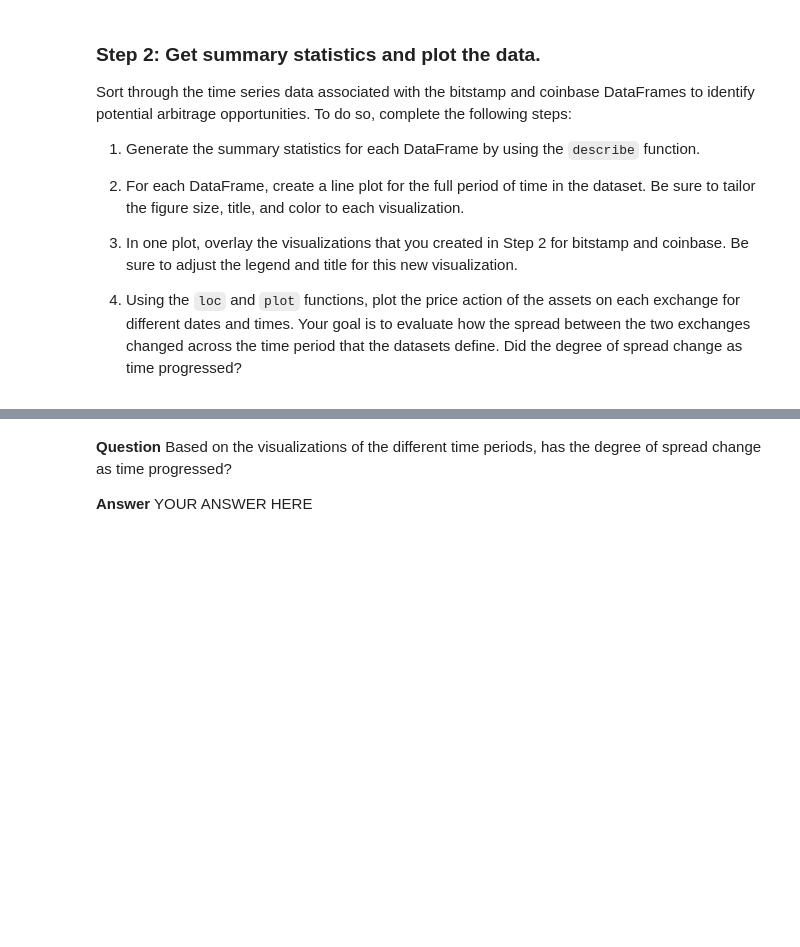
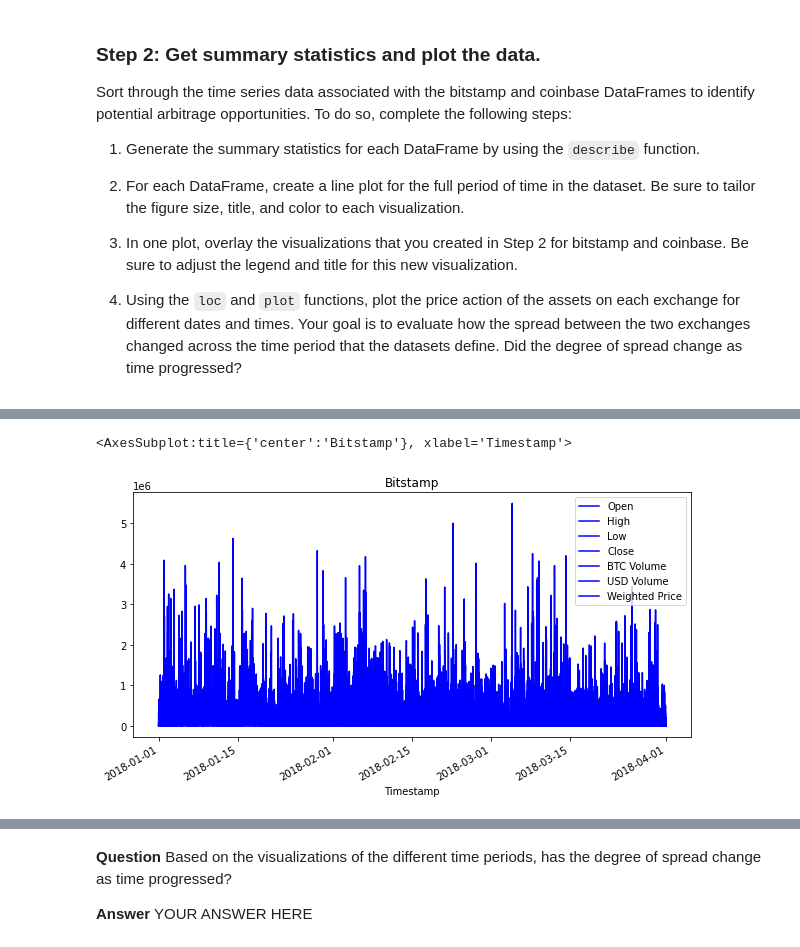
Before and after one commit to TheoG2022/TRG_Challenge_3, a Jupyter notebook: crypto_arbitrage.ipynb, the cells around one changed output, grey strips where cells are left out. Drawn from its saved outputs; the diff is of its cells as text; code cells hidden in the pictures; blank space fills up the shorter version.

```diff
--- a/crypto_arbitrage.ipynb
+++ b/crypto_arbitrage.ipynb
@@ -184,0 +217,4 @@ To prepare and clean your data for analysis, complete the following steps:
+# %%
+bitstamp_df = bitstamp_df.fillna(0)
+
+bitstamp_df.isnull().sum()
@@ -187,8 +232,14 @@ To prepare and clean your data for analysis, complete the following steps:
 # %%
 # Use the str.replace function to remove the dollar sign, $
 # YOUR CODE HERE
+
+bitstamp_df.loc[:, "Close"] = bitstamp_df.loc[:, "Close"].str.replace("$", "")
 # %% [markdown]
 ### Step 3: Convert the data type of the Close column to a `float`.
 # %%
 # Convert the Close data type to a float
 # YOUR CODE HERE
+
+bitstamp_df.loc[:, "Close"] = bitstamp_df.loc[:, "Close"].astype(float)
+
+bitstamp_df.head()
@@ -199,0 +263,2 @@ To prepare and clean your data for analysis, complete the following steps:
+# %%
+bitstamp_df = bitstamp_df.drop_duplicates()
@@ -255,7 +489,12 @@ Sort through the time series data associated with the bitstamp and coinbase Data
 # %%
 # Create a line plot for the bitstamp DataFrame for the full length of time in the dataset
 # Be sure that the figure size, title, and color are tailored to each visualization
 # YOUR CODE HERE
+
+bitstamp_df.plot(figsize=(10,5), title="Bitstamp", color="blue")
+# %% [output]
+<AxesSubplot:title={'center':'Bitstamp'}, xlabel='Timestamp'>
+[figure, added]
 # %%
 # Create a line plot for the coinbase DataFrame for the full length of time in the dataset
 # Be sure that the figure size, title, and color are tailored to each visualization
```
Also changed, not shown: parts of 54 cells of this notebook.
